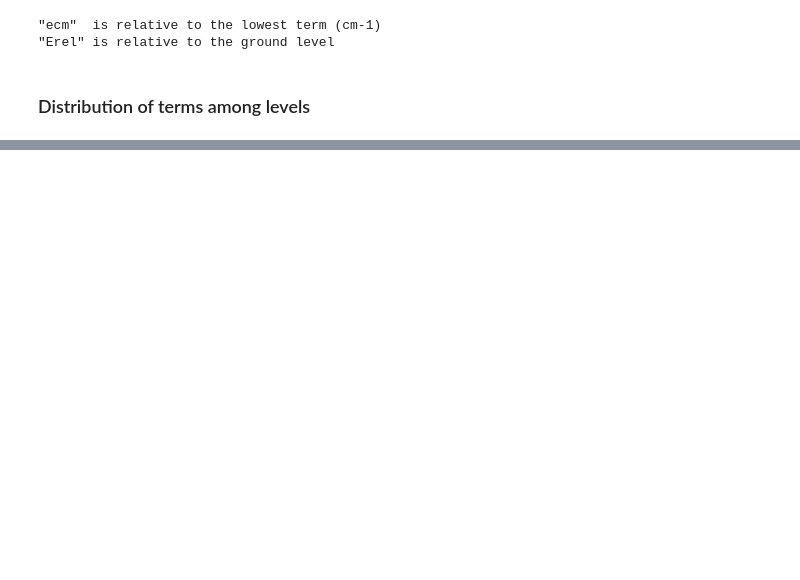
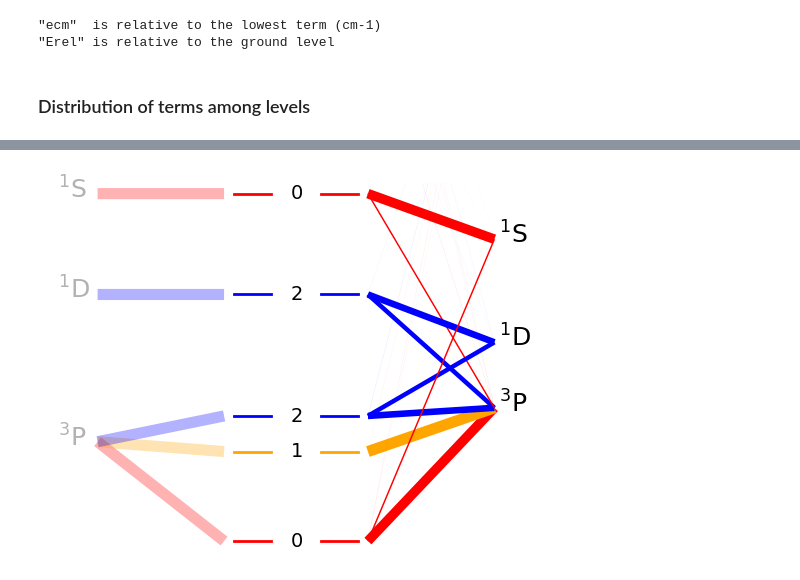
Before and after one commit to kkinist/atomic_SOC, a Jupyter notebook: SOCI_parentage_diagram_atom.ipynb, the cells around one changed output, grey strips where cells are left out. Drawn from its saved outputs; the diff is of its cells as text; code cells hidden in the pictures; blank space fills up the shorter version.

```diff
--- a/SOCI_parentage_diagram_atom.ipynb
+++ b/SOCI_parentage_diagram_atom.ipynb
@@ -212,0 +257,88 @@ C:\Users\irikura\OneDrive - NIST\Karl\atomic_SOC\calculations\Co_I\Co_parentage_
+# %%
+Elvl = SOCI.dfso[SOCI.dfso['Erel'] < ecut]['Erel'].values
+Jlvl = SOCI.dfso[SOCI.dfso['Erel'] < ecut]['J'].values
+# draw level bars using energies
+#    each bar is in two pieces with the value of J printed in between
+# set color for different J values
+c = {}
+toff = -0.3  # horizontal offset for J labels
+eoff = 100   # downward offset for J labels
+if atom == 'Co':
+    c = {Fraction(5,2): 'red', Fraction(7,2): 'magenta',
+         Fraction(3,2): 'blue', Fraction(1,2): 'lime', Fraction(9,2): 'orange'}
+elif atom == 'PtH+':
+    c.update({0.0: 'red', 1.0: 'cyan', 2.0: 'orange', 3.0: 'blue', 4.0: 'yellow'})
+elif atom == 'Pb':
+    c.update({0.0: 'red', 1.0: 'orange', 2.0: 'blue', 3.0: 'cyan', 4.0: 'yellow'})
+    toff = -0.1
+    eoff = 400
+
+# draw the level bars and label them with J values
+for i, (om, e) in enumerate(zip(Jlvl, Elvl)):
+    y = [e, e]
+    # left half of bar
+    x = [xcent - xmid - xbar, xcent - xmid]
+    plt.plot(x, y, linewidth=barthick, color=c[om])
+    # right half of bar
+    x = [xcent + xmid, xcent + xmid + xbar]
+    plt.plot(x, y, linewidth=barthick, color=c[om])
+    frac = str(Fraction(om))
+    if atom == 'PtH+':
+        # don't align numeral vertically because they overlap
+        plt.annotate(frac, (xcent+toff+ om/7, e-eoff), fontsize=14)  # print value of J
+    else:
+        plt.annotate(frac, (xcent+toff, e-eoff), fontsize=14)  # print value of J
+
+# draw lines from term energies to level energies
+for iterm, trow in dfterm.iterrows():
+    term = trow['Term']
+    e = trow['Erel']
+    #if e > emax:
+    #    continue
+    S, L = chem.SL_from_term(term)
+    # put accurate values on the right
+    side = +1
+    tpos = xcent + tmid * side
+    for jrow, lvlrow in SOCI.dfso.iterrows():
+        xl = [tpos, xcent + side * (xmid + xbar + xgap)]
+        yl = [e, lvlrow['Erel']]
+        wid = thickscale * lvlrow['termwt'][iterm]
+        plt.plot(xl, yl, linewidth=wid, color=c[Fraction(lvlrow['J'])], solid_capstyle='butt')
+    # annotate with term symbol
+    if side > 0:
+        apos = tpos + 0.1
+    else:
+        apos = tpos -0.8
+    plt.annotate(tsymb(S, L), (apos, e-300), fontsize=18)
+
+# do the same for the naive conception
+for term, e in Enaive.items():
+    # put naive values on the left
+    side = -1
+    tpos = xcent + tmid * side
+    subdf = SOCI.dfso[SOCI.dfso.Lead == '(1)' + term]
+    for jrow, lvlrow in subdf.iterrows():
+        xl = [tpos, xcent + side * (xmid + xbar + xgap)]
+        yl = [e, lvlrow['Erel']]
+        wid = thickscale * 1.0  # 100% is the naive assumption
+        plt.plot(xl, yl, linewidth=wid, color=c[Fraction(lvlrow['J'])], solid_capstyle='butt', alpha=0.3)
+    # annotate with term symbol
+    if side > 0:
+        apos = tpos + 0.1
+    else:
+        apos = tpos -0.8
+    S, L = chem.SL_from_term(term)
+    plt.annotate(tsymb(S, L), (apos, e-300), fontsize=18, alpha=0.3)
+
+plt.xlim((xmin, xmax))
+plt.ylim((emin, emax))
+plt.axis('off')
+ftif2 = ftif.replace('.pro', '_with_naive.pro')
+print(f'Disposition of low-lying terms of {atom}')
+if os.path.isfile(ftif2):
+    print(f'*** File {ftif2} already exists***')
+else:
+    plt.savefig(ftif2, dpi=300)
+    print(f'Plot saved to file {ftif2}')
+plt.show()
+# %% [output]
@@ -212,0 +347 @@ C:\Users\irikura\OneDrive - NIST\Karl\atomic_SOC\calculations\Co_I\Co_parentage_
+[figure, added]
```
Also changed, not shown: parts of 12 cells of this notebook, 2 other files.
